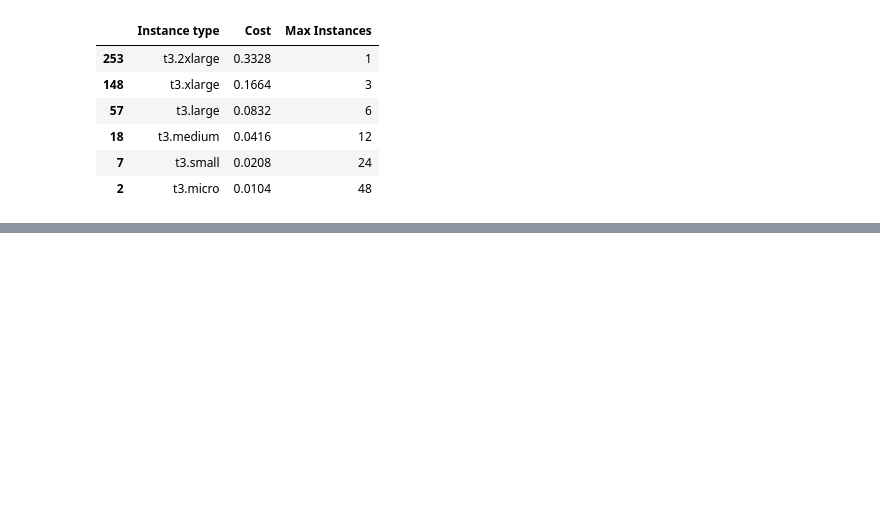
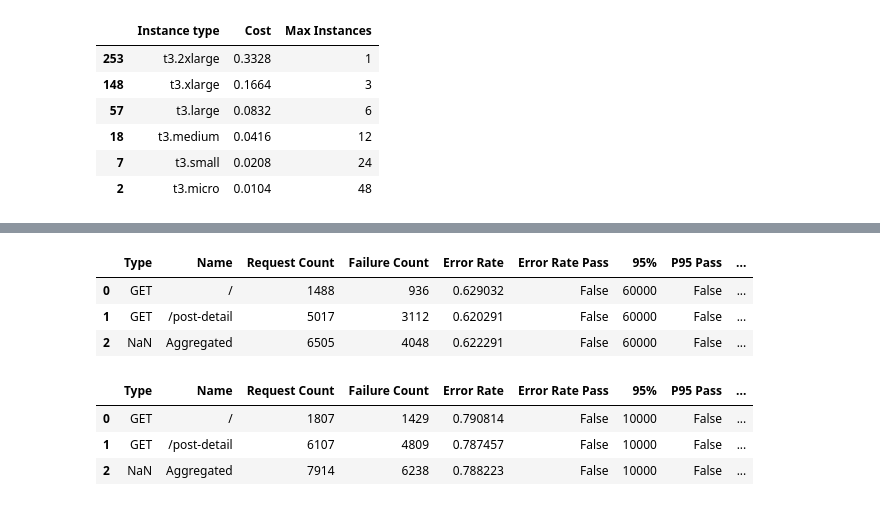
Before and after one commit to jonasluz/DIA.X540.cloud-ai, a Jupyter notebook: Project-4/Project-4.ipynb, the cells around one changed output, grey strips where cells are left out. Saved outputs shown, nothing was run; the diff lists cells and outputs as text; code cells hidden in the pictures; blank space fills up the shorter version.

```diff
--- a/Project-4/Project-4.ipynb
+++ b/Project-4/Project-4.ipynb
@@ -243,0 +265,14 @@ df_prices[df_prices['Instance type'].str.contains('t3')][['Instance type', 'Cost
+# %%
+evaluate_results_from_csv('results/t3-large_500u_3i_stats.csv')
+# %% [output]
+|  | Type | Name | Request Count | Failure Count | Error Rate | Error Rate Pass | 95% | P95 Pass | ... |
+| 0 | GET | / | 1488 | 936 | 0.629032 | False | 60000 | False | ... |
+| 1 | GET | /post-detail | 5017 | 3112 | 0.620291 | False | 60000 | False | ... |
+| 2 | NaN | Aggregated | 6505 | 4048 | 0.622291 | False | 60000 | False | ... |
+# %%
+evaluate_results_from_csv('results/t3-xlarge_500u_1i_stats.csv')
+# %% [output]
+|  | Type | Name | Request Count | Failure Count | Error Rate | Error Rate Pass | 95% | P95 Pass | ... |
+| 0 | GET | / | 1807 | 1429 | 0.790814 | False | 10000 | False | ... |
+| 1 | GET | /post-detail | 6107 | 4809 | 0.787457 | False | 10000 | False | ... |
+| 2 | NaN | Aggregated | 7914 | 6238 | 0.788223 | False | 10000 | False | ... |
```
Also changed, not shown: parts of 22 cells of this notebook, 18 other files.
